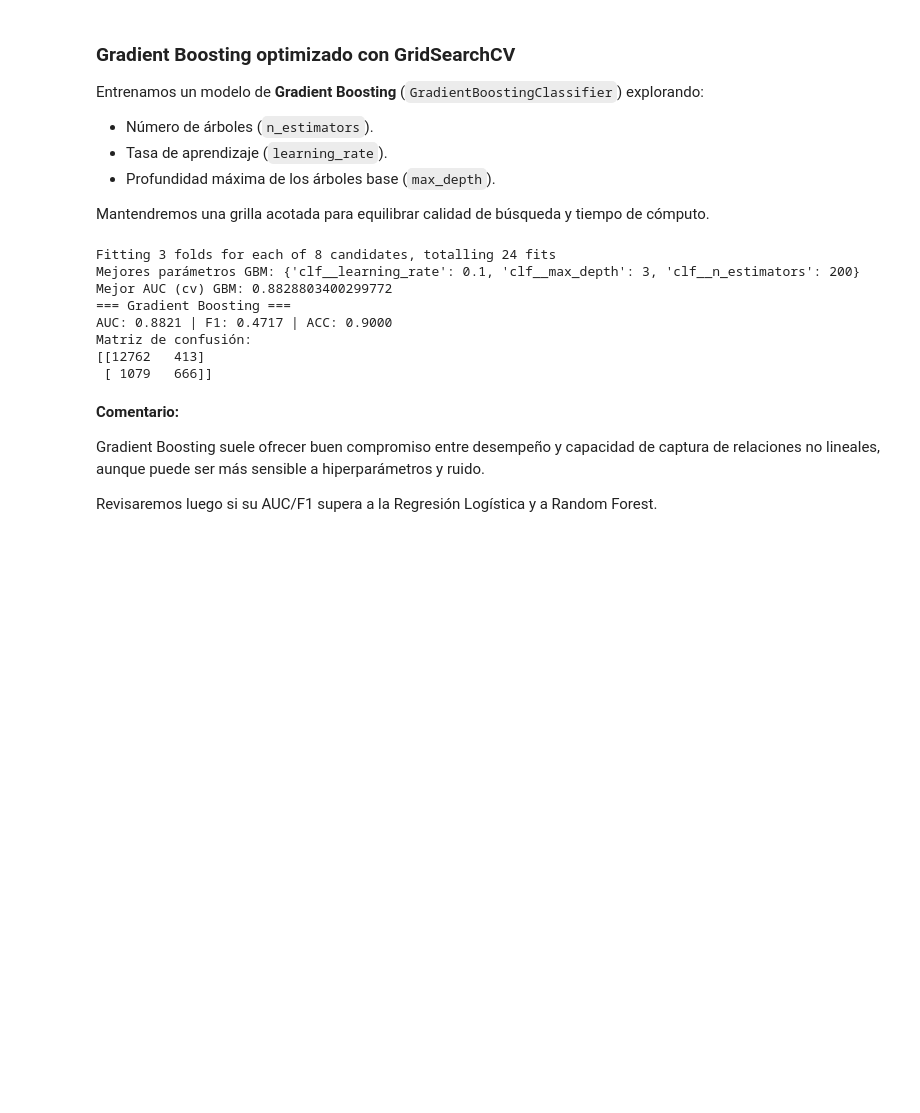
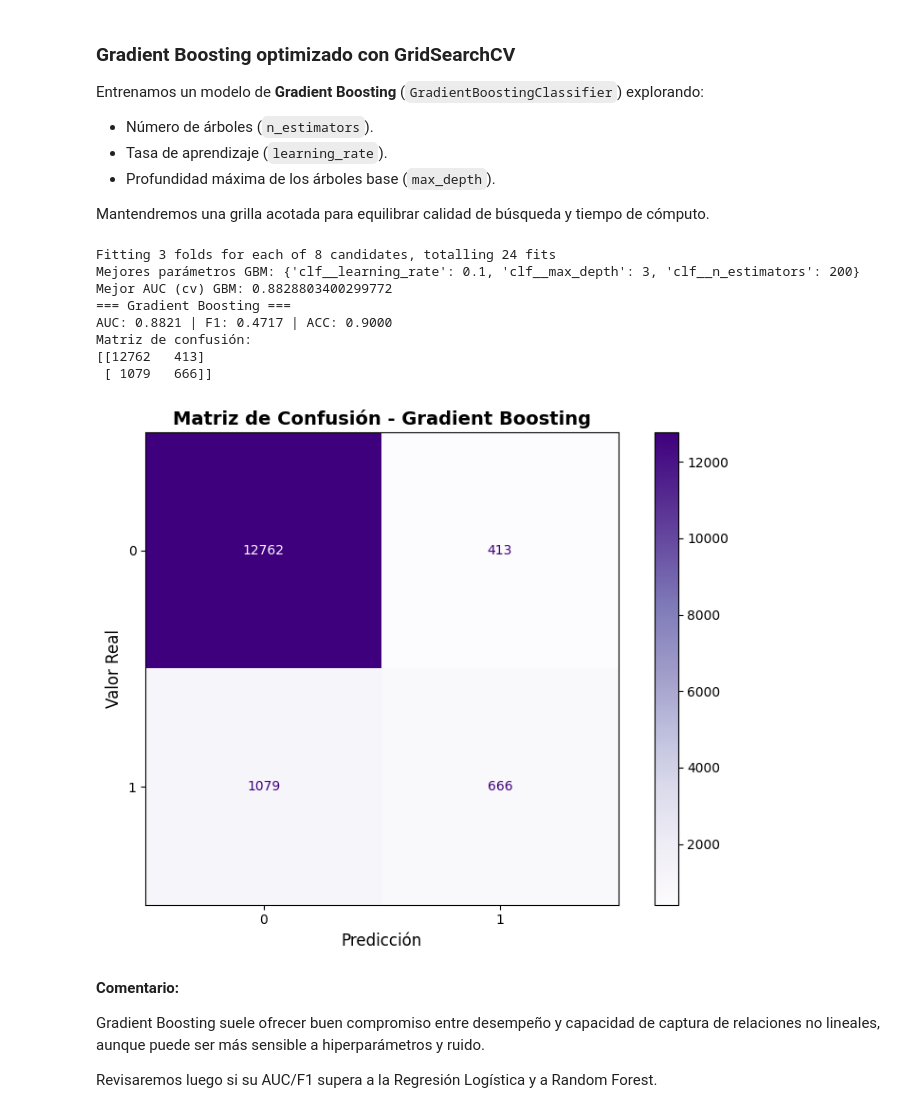
Before and after one commit to adrianespinoza1998/tarea_final_ml_marketing_bancario, a Jupyter notebook: notebooks/03_ml_model.ipynb, the cells around one changed output. Saved outputs shown, nothing was run; the diff lists cells and outputs as text; code cells hidden in the pictures; blank space fills up the shorter version.

```diff
--- a/notebooks/03_ml_model.ipynb
+++ b/notebooks/03_ml_model.ipynb
@@ -555,6 +743,24 @@ AUC: 0.8821 | F1: 0.4717 | ACC: 0.9000
 Matriz de confusión:
 [[12762   413]
  [ 1079   666]]
+# %%
+# Visualización de matriz de confusión - Gradient Boosting
+fig, ax = plt.subplots(figsize=(8, 6))
+cm_display = ConfusionMatrixDisplay.from_estimator(
+    gbm_best,
+    X_test,
+    y_test,
+    cmap='Purples',
+    ax=ax,
+    values_format='d'
+)
+plt.title('Matriz de Confusión - Gradient Boosting', fontsize=14, fontweight='bold')
+plt.xlabel('Predicción', fontsize=12)
+plt.ylabel('Valor Real', fontsize=12)
+plt.tight_layout()
+plt.show()
+# %% [output]
+[figure, added]
 # %% [markdown]
 **Comentario:**
 
```
Also changed, not shown: parts of 16 cells of this notebook, 1 other file.
